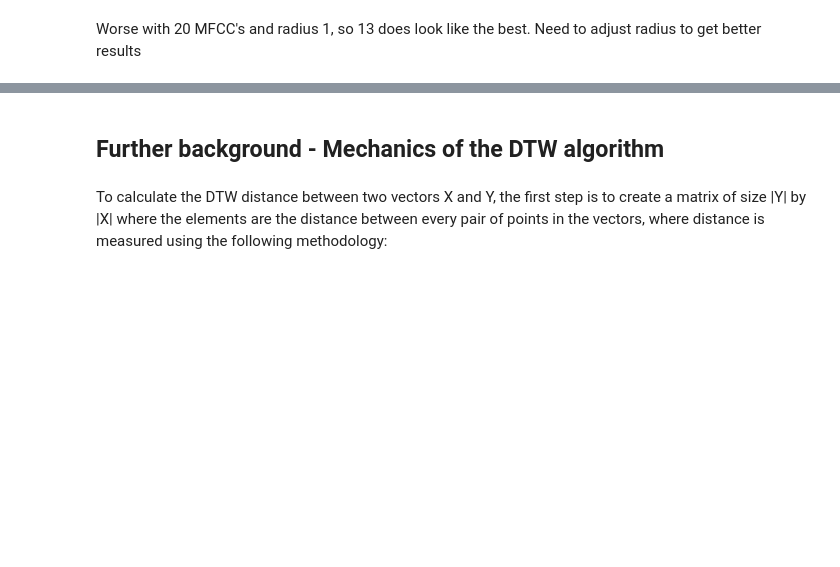
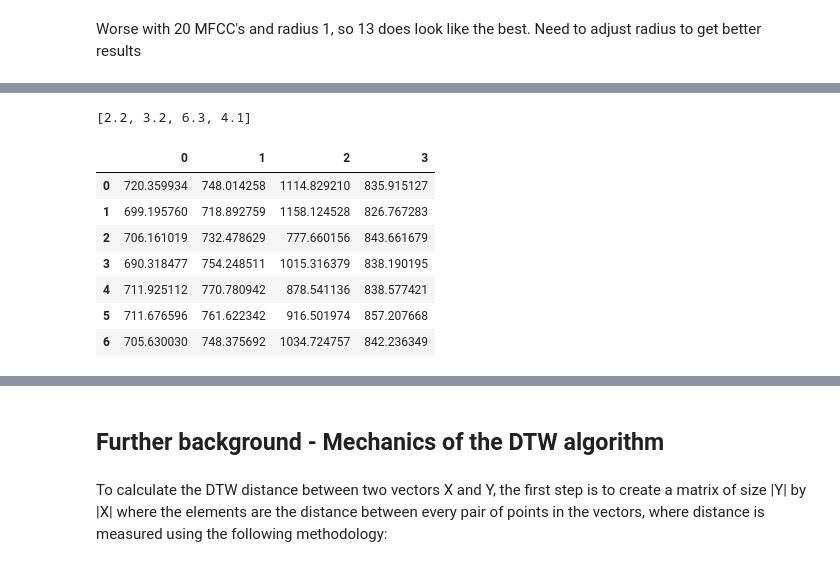
Before and after one commit to miketp333/mids_capstone, a Jupyter notebook: models/dtw_dysarthric_speech_all.ipynb, the cells around one changed output, grey strips where cells are left out. Saved outputs shown, nothing was run; the diff lists cells and outputs as text; code cells hidden in the pictures; blank space fills up the shorter version.

```diff
--- a/models/dtw_dysarthric_speech_all.ipynb
+++ b/models/dtw_dysarthric_speech_all.ipynb
@@ -679,7 +606,7 @@ Correct|Prediction| MFCC Predictions
 ----------------------------------------------------------------------
 % Correct (Overall): 75.0
 # %%
-x_train, x_test, train_len, test_len, y_test= generate_mfcc_lists(df, 13)
+x_train, x_test, train_aud, test_aud, train_len, test_len, y_test = generate_mfcc_lists(df, 13)
 master_dist = calc_dtw(x_train, x_test, train_len, test_len, radius=5)
 prediction(master_dist, y_test)
 # %% [output]
@@ -694,0 +642,14 @@ Correct|Prediction| MFCC Predictions
+# %%
+# The distances are correlated with the length of the training audio. We need to look into this.
+print(train_len)
+pd.DataFrame(master_dist[2])
+# %% [output]
+[2.2, 3.2, 6.3, 4.1]
+|  | 0 | 1 | 2 | 3 |
+| 0 | 720.359934 | 748.014258 | 1114.829210 | 835.915127 |
+| 1 | 699.195760 | 718.892759 | 1158.124528 | 826.767283 |
+| 2 | 706.161019 | 732.478629 | 777.660156 | 843.661679 |
+| 3 | 690.318477 | 754.248511 | 1015.316379 | 838.190195 |
+| 4 | 711.925112 | 770.780942 | 878.541136 | 838.577421 |
+| 5 | 711.676596 | 761.622342 | 916.501974 | 857.207668 |
+| 6 | 705.630030 | 748.375692 | 1034.724757 | 842.236349 |
```
Also changed, not shown: parts of 72 cells of this notebook.
